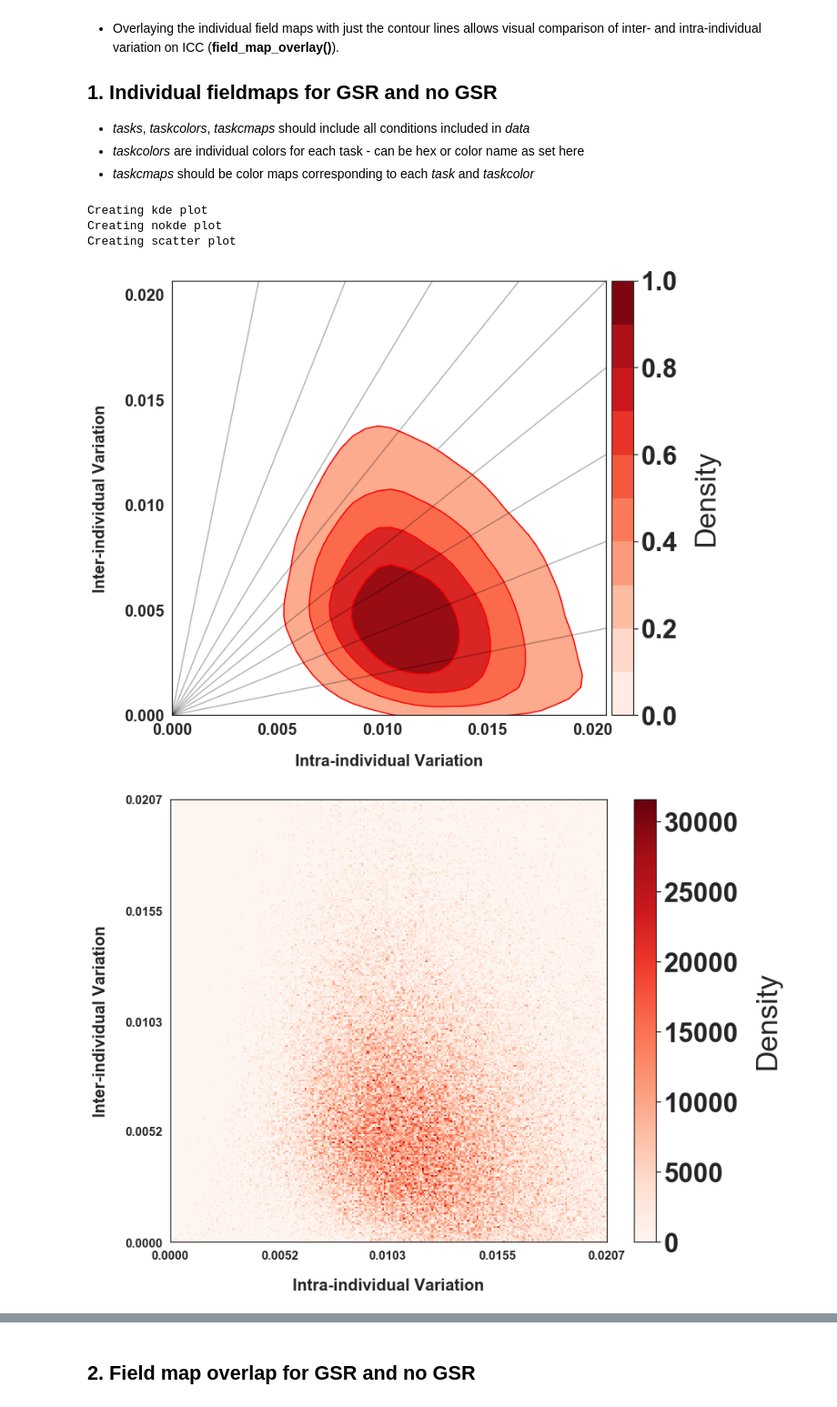
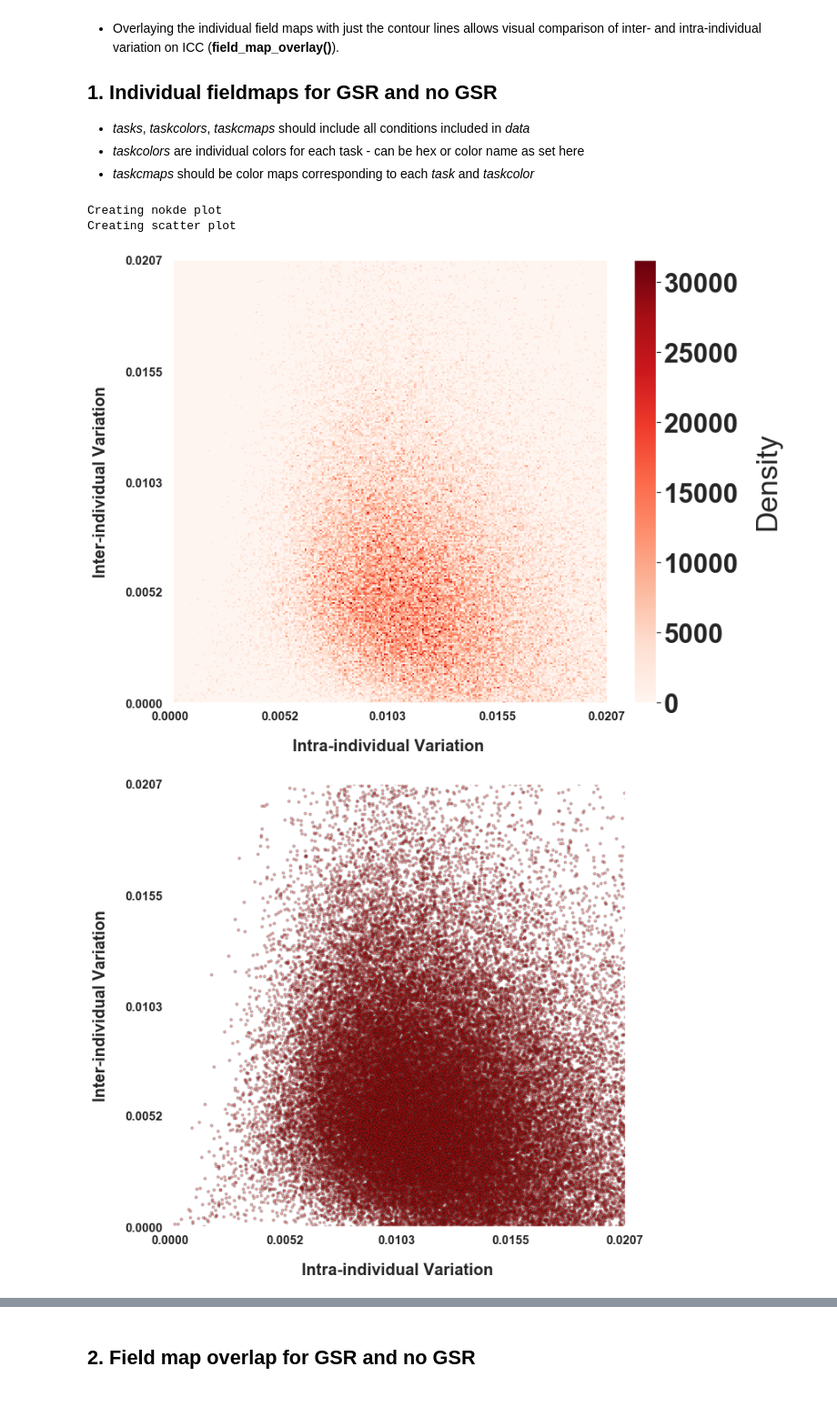
Before and after one commit to HumanBrainED/reliability_fieldMap_gradientFlow, a Jupyter notebook: tutorial/Fieldmap_GradientFlow_tutorial_version_1.1.ipynb, the cells around one changed output, grey strips where cells are left out. Shown at 91% size. Drawn from its saved outputs; the diff is of its cells as text; code cells hidden in the pictures.

```diff
--- a/tutorial/Fieldmap_GradientFlow_tutorial_version_1.1.ipynb
+++ b/tutorial/Fieldmap_GradientFlow_tutorial_version_1.1.ipynb
@@ -80,28 +80,27 @@ In the following, we look at how inter- and intra-individual variation contribut
 # %%
 from reliability_field_maps import plot_field_map
 
 # Set colormaps/colors for field map contours
 tasks = ['REST_nogsr',
          'REST_gsr']
 taskcolors = {'REST_gsr':'grey',
               'REST_nogsr':'red'}
 taskcmaps = {'REST_gsr':'Greys',
              'REST_nogsr':'Reds'}
 outpath = False # Not saving any figures for now
 lines = True # Show ICC lines
 alpha = 1
 thr = 0.0001 # Our threshold for which variability values to include
 
 # Plot individual field maps:
 for num,task in enumerate(['REST_nogsr','REST_gsr']):
     x = data[task]['raww'][data[task]['totmask']]
     y = data[task]['rawb'][data[task]['totmask']]
     xx1,yy1,normalized = plot_field_map(x,y,taskcolors[task],taskcmaps[task],alpha,lines,outpath,thr=0.0001,gridsize=100,
                          overlay=False,cbar_option=True,figSize=(12,10),xyLim=95,shade=True,addContourLines=True,
-                                       plotstyle=['kde','nokde','scatter'],bins=500)
+                                       plotstyle=['nokde','scatter'],bins=500)
 # %% [output]
-Creating kde plot
 Creating nokde plot
 Creating scatter plot
-[figure, old version]
+[figure, new version]
-[figure, old version]
+[figure, new version]
```
Also changed, not shown: parts of 7 cells of this notebook.
